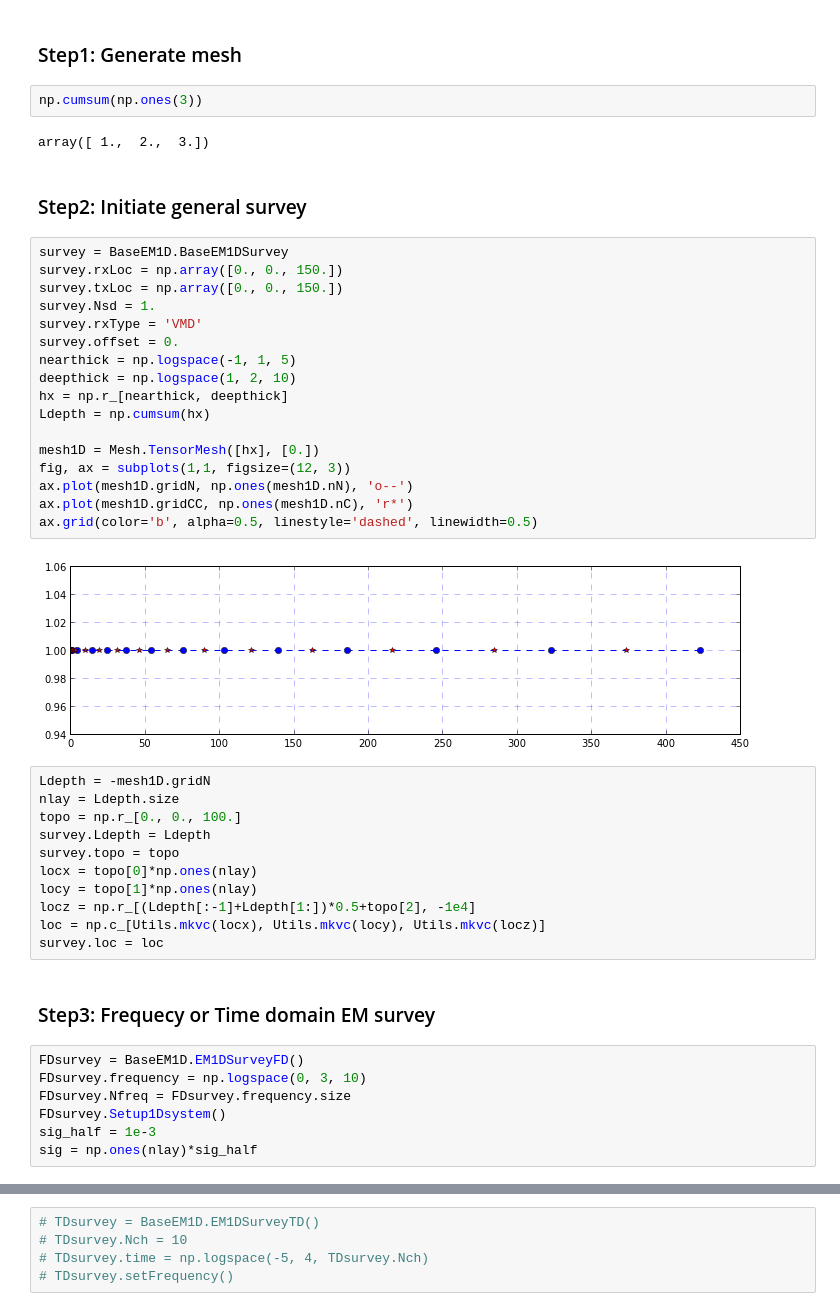
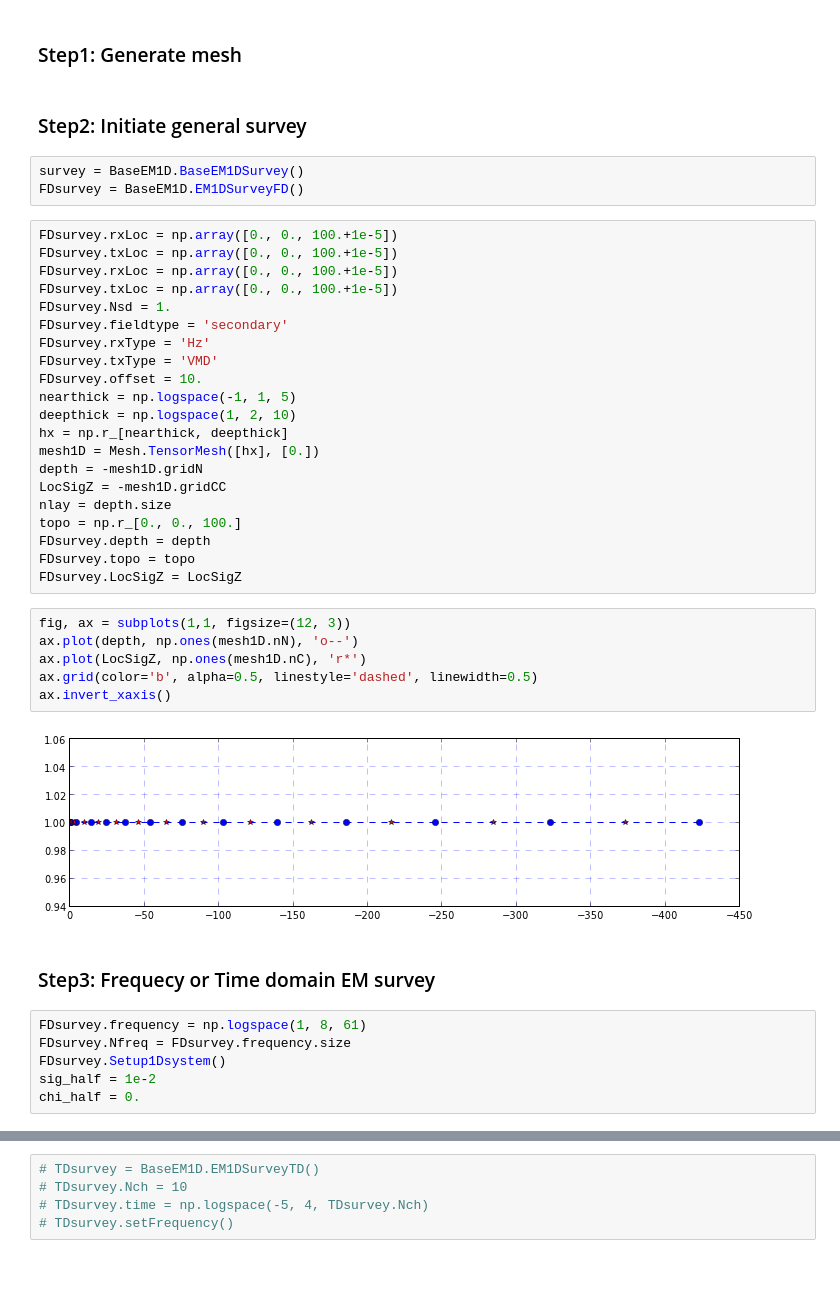
Before and after one commit to simpeg/simpegEM1D, a Jupyter notebook: simpegem1d/notebooks/EM1D_fwd.ipynb, the cells around one changed output, grey strips where cells are left out. Saved outputs shown, nothing was run; the diff lists cells and outputs as text; blank space fills up the shorter version.

```diff
--- a/simpegem1d/notebooks/EM1D_fwd.ipynb
+++ b/simpegem1d/notebooks/EM1D_fwd.ipynb
@@ -8,49 +11,46 @@ Populating the interactive namespace from numpy and matplotlib
 ## Set up for EM1D program
 # %% [markdown]
 ### Step1: Generate mesh
-# %%
-np.cumsum(np.ones(3))
-# %% [output]
-array([ 1.,  2.,  3.])
 # %% [markdown]
 ### Step2: Initiate general survey
+# %%
+survey = BaseEM1D.BaseEM1DSurvey()
+FDsurvey = BaseEM1D.EM1DSurveyFD()
+# %%
+FDsurvey.rxLoc = np.array([0., 0., 100.+1e-5])
+FDsurvey.txLoc = np.array([0., 0., 100.+1e-5])
+FDsurvey.rxLoc = np.array([0., 0., 100.+1e-5])
+FDsurvey.txLoc = np.array([0., 0., 100.+1e-5])
+FDsurvey.Nsd = 1.
+FDsurvey.fieldtype = 'secondary'
+FDsurvey.rxType = 'Hz'
+FDsurvey.txType = 'VMD'
+FDsurvey.offset = 10.
+nearthick = np.logspace(-1, 1, 5)
+deepthick = np.logspace(1, 2, 10)
+hx = np.r_[nearthick, deepthick]
+mesh1D = Mesh.TensorMesh([hx], [0.])
+depth = -mesh1D.gridN
+LocSigZ = -mesh1D.gridCC
+nlay = depth.size
+topo = np.r_[0., 0., 100.]
+FDsurvey.depth = depth
+FDsurvey.topo = topo
+FDsurvey.LocSigZ = LocSigZ
 # %%
-survey = BaseEM1D.BaseEM1DSurvey
-survey.rxLoc = np.array([0., 0., 150.])
-survey.txLoc = np.array([0., 0., 150.])
-survey.Nsd = 1.
-survey.rxType = 'VMD'
-survey.offset = 0.
-nearthick = np.logspace(-1, 1, 5)
-deepthick = np.logspace(1, 2, 10)
-hx = np.r_[nearthick, deepthick]
-Ldepth = np.cumsum(hx)
-
-mesh1D = Mesh.TensorMesh([hx], [0.])
 fig, ax = subplots(1,1, figsize=(12, 3))
-ax.plot(mesh1D.gridN, np.ones(mesh1D.nN), 'o--')
-ax.plot(mesh1D.gridCC, np.ones(mesh1D.nC), 'r*')
+ax.plot(depth, np.ones(mesh1D.nN), 'o--')
+ax.plot(LocSigZ, np.ones(mesh1D.nC), 'r*')
 ax.grid(color='b', alpha=0.5, linestyle='dashed', linewidth=0.5)
+ax.invert_xaxis()
 # %% [output]
-[figure, old version]
+[figure, new version]
-# %%
-Ldepth = -mesh1D.gridN
-nlay = Ldepth.size
-topo = np.r_[0., 0., 100.]
-survey.Ldepth = Ldepth
-survey.topo = topo
-locx = topo[0]*np.ones(nlay)
-locy = topo[1]*np.ones(nlay)
-locz = np.r_[(Ldepth[:-1]+Ldepth[1:])*0.5+topo[2], -1e4]
-loc = np.c_[Utils.mkvc(locx), Utils.mkvc(locy), Utils.mkvc(locz)]
-survey.loc = loc
 # %% [markdown]
 ### Step3: Frequecy or Time domain EM survey
 # %%
-FDsurvey = BaseEM1D.EM1DSurveyFD()
-FDsurvey.frequency = np.logspace(0, 3, 10)
+FDsurvey.frequency = np.logspace(1, 8, 61)
 FDsurvey.Nfreq = FDsurvey.frequency.size
 FDsurvey.Setup1Dsystem()
-sig_half = 1e-3
-sig = np.ones(nlay)*sig_half
+sig_half = 1e-2
+chi_half = 0.
 # %%
```
Also changed, not shown: parts of 8 cells of this notebook, 5 other files.
